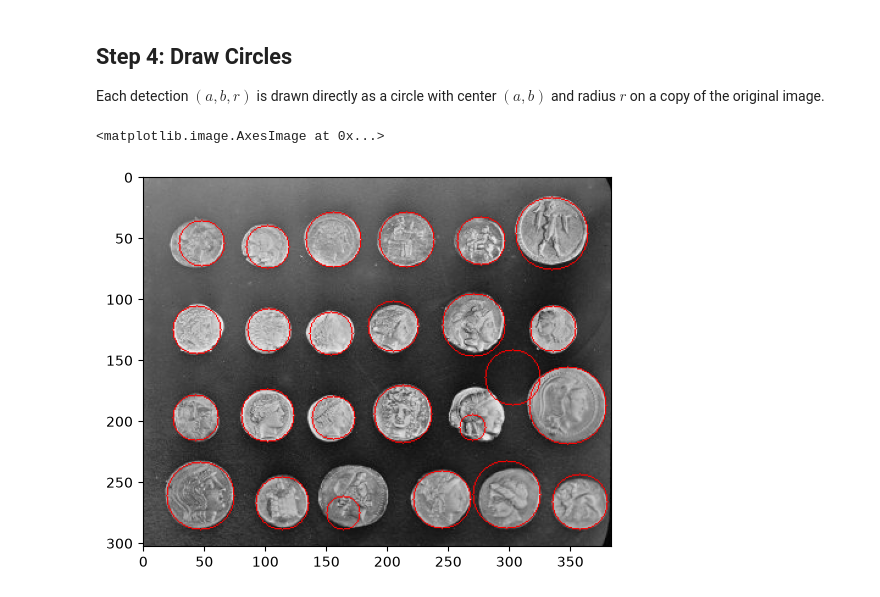
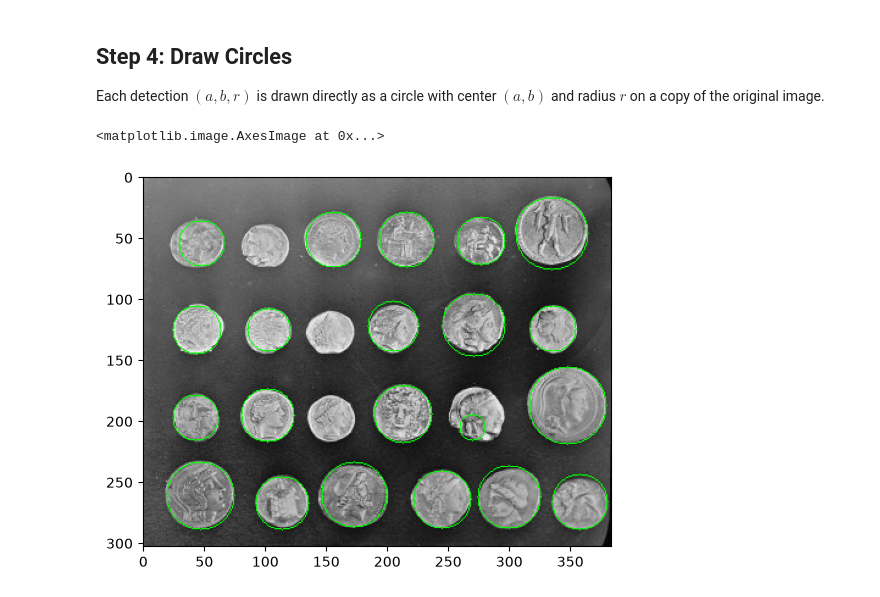
Before and after one commit to Shiska07/image-processing-and-computer-vision, a Jupyter notebook: Feature Detection/hough_circle_detection_from_scratch.ipynb, the cells around one changed output. Drawn from its saved outputs; the diff is of its cells as text; code cells hidden in the pictures.

```diff
--- a/Feature Detection/hough_circle_detection_from_scratch.ipynb
+++ b/Feature Detection/hough_circle_detection_from_scratch.ipynb
@@ -203,7 +203,7 @@ def get_circle_detections(acc, radii, n, min_dist=10):
 
 Each detection $(a, b, r)$ is drawn directly as a circle with center $(a, b)$ and radius $r$ on a copy of the original image.
 # %%
-def draw_circles(img, circles, color=(255, 0, 0), thickness=1):
+def draw_circles(img, circles, color=(0, 255, 0), thickness=1):
     """
     Draw (a, b, r) circles on an RGB copy of the image.
     """
@@ -226,8 +226,8 @@ def get_hough_circles(img, g_k=7, th1=50, th2=150, n=24, radii=range(15, 40, 2),
 
     return draw_circles(img, circles)
 # %%
-result = get_hough_circles(coins, n=40, g_k=5, th1=75, th2=200, radii= range(10, 35, 1), min_dist=50)
+result = get_hough_circles(coins, n=40, g_k=5, th1=75, th2=200, radii= range(10, 35, 1), min_dist=55)
 plt.imshow(result)
 # %% [output]
 <matplotlib.image.AxesImage at 0x...>
-[figure, old version]
+[figure, new version]
```
Also changed, not shown: 1 other file.
